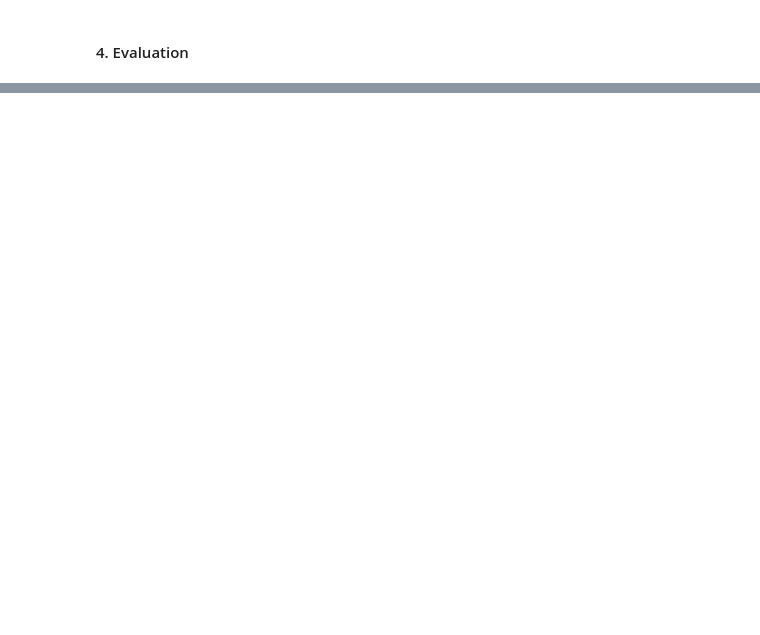
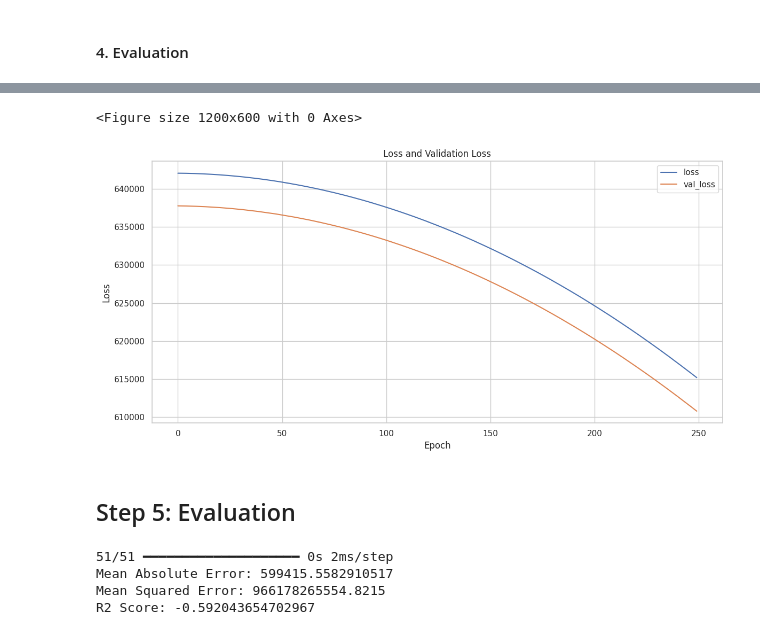
Before and after one commit to Harmxn02/NN-Template, a Jupyter notebook: regression/main.ipynb, the cells around one changed output, grey strips where cells are left out. Cells and saved outputs as stored; diff of their text form; code cells hidden in the pictures; blank space fills up the shorter version.

```diff
--- a/regression/main.ipynb
+++ b/regression/main.ipynb
@@ -524,13 +388,13 @@ def get_model():
 
     return model
 
-model_3 = get_model()
+model = get_model()
 # %% [markdown]
 #### 2. Compile
 # %%
 custom_lr = 0.001 # custom learning rate
 optimizer = Adam(learning_rate=custom_lr, clipnorm=1.0)
 
-model_3.compile(optimizer=optimizer, loss="mean_absolute_error")
+model.compile(optimizer=optimizer, loss="mean_absolute_error")
 # %% [markdown]
 #### 3. Fit the model
@@ -543,0 +401,21 @@ fit_3 = model_3.fit(X_train_stand, y_train,
+# %%
+from tensorflow.keras.callbacks import Callback
+
+class EpochLogger(Callback):
+	def on_epoch_end(self, epoch, logs=None):
+		if epoch % 50 == 0:
+			print(f"Epoch: {epoch}, loss: {logs['loss']}, val_Loss: {logs['val_loss']}")
+
+# Callbacks
+early_stopping =  EarlyStopping(patience=250, restore_best_weights=True, verbose=1, monitor="val_loss")
+epoch_logger = EpochLogger()
+
+
+fit = model.fit(X_train_stand, y_train,
+					validation_split=0.2,
+                    epochs=250,
+					batch_size=32,
+                    callbacks=[
+						early_stopping,
+						epoch_logger],
+					verbose=0)
@@ -635,0 +430,36 @@ Minimum Validation Loss: 382770.66
+# %%
+plt.figure(figsize=(12, 6))
+
+# Plot loss and val_loss
+plt.figure(figsize=(12, 6))
+plt.plot(fit.history['loss'], label='loss')
+plt.plot(fit.history['val_loss'], label='val_loss')
+plt.xlabel('Epoch')
+plt.ylabel('Loss')
+plt.title('Loss and Validation Loss')
+plt.legend()
+
+plt.tight_layout()
+plt.show()
+# %% [output]
+<Figure size 1200x600 with 0 Axes>
+[figure, added]
+# %% [markdown]
+## Step 5: Evaluation
+# %%
+from sklearn.metrics import mean_absolute_error, mean_squared_error, r2_score
+
+y_pred = model.predict(X_test_stand)
+
+mae = mean_absolute_error(y_test, y_pred)
+mse = mean_squared_error(y_test, y_pred)
+r2 = r2_score(y_test, y_pred)
+
+print(f"Mean Absolute Error: {mae}")
+print(f"Mean Squared Error: {mse}")
+print(f"R2 Score: {r2}")
+# %% [output]
+51/51 ━━━━━━━━━━━━━━━━━━━━ 0s 2ms/step
+Mean Absolute Error: 599415.5582910517
+Mean Squared Error: 966178265554.8215
+R2 Score: -0.592043654702967
```
Also changed, not shown: parts of 36 cells of this notebook, 1 other file.
